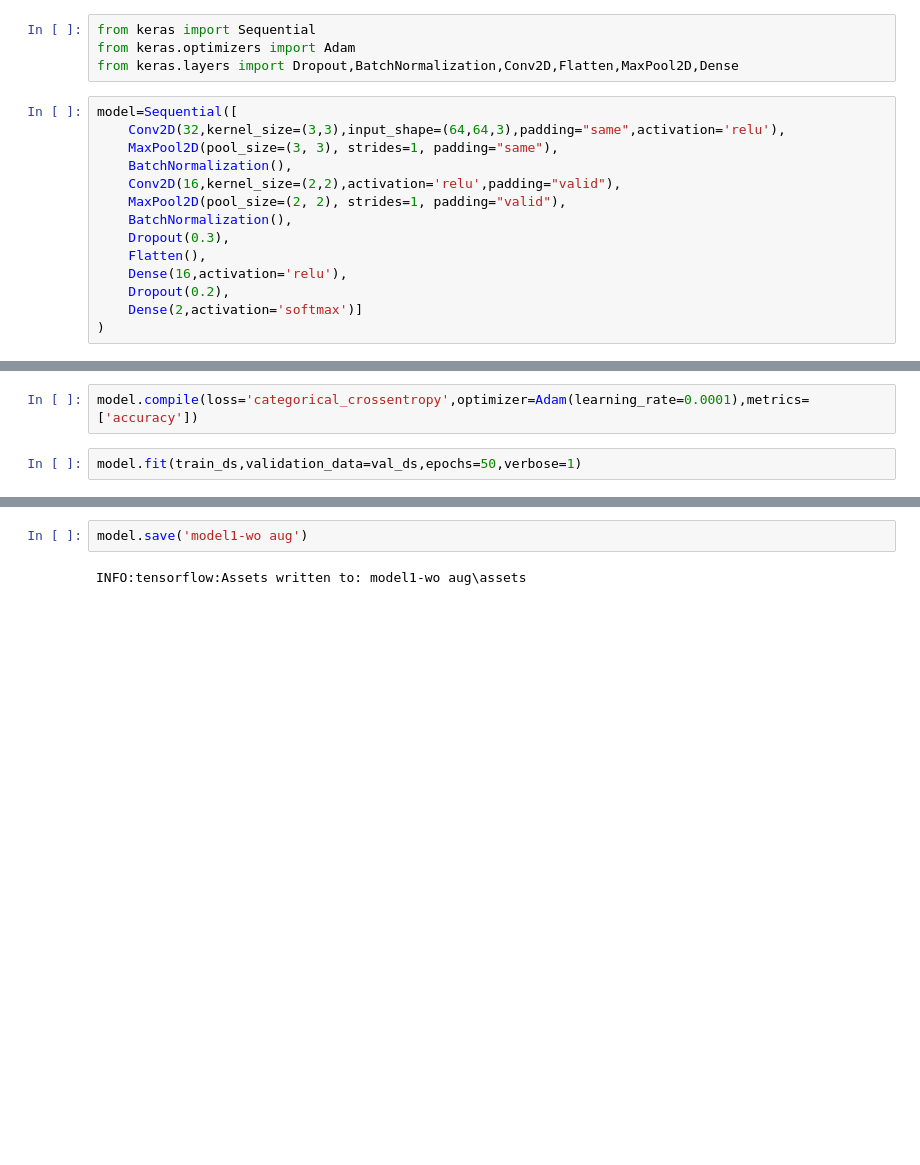
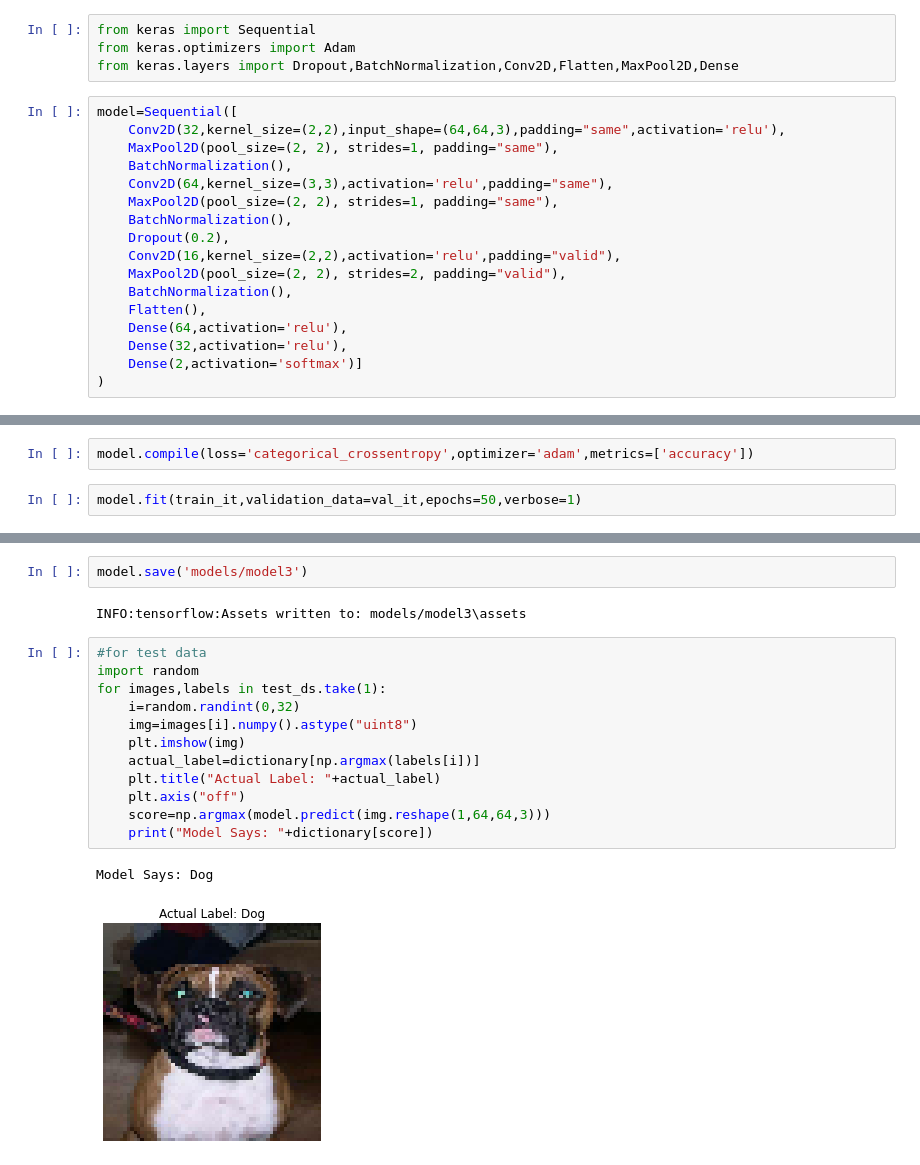
Before and after one commit to harry7337/catdogclassifier, a Jupyter notebook: catdogclassifier.ipynb, the cells around one changed output, grey strips where cells are left out. Cells and saved outputs as stored; diff of their text form; blank space fills up the shorter version.

```diff
--- a/catdogclassifier.ipynb
+++ b/catdogclassifier.ipynb
@@ -114,16 +59,19 @@ from keras.optimizers import Adam
 from keras.layers import Dropout,BatchNormalization,Conv2D,Flatten,MaxPool2D,Dense
 # %%
 model=Sequential([
-    Conv2D(32,kernel_size=(3,3),input_shape=(64,64,3),padding="same",activation='relu'),
-    MaxPool2D(pool_size=(3, 3), strides=1, padding="same"),
+    Conv2D(32,kernel_size=(2,2),input_shape=(64,64,3),padding="same",activation='relu'),
+    MaxPool2D(pool_size=(2, 2), strides=1, padding="same"),
     BatchNormalization(),
+    Conv2D(64,kernel_size=(3,3),activation='relu',padding="same"),
+    MaxPool2D(pool_size=(2, 2), strides=1, padding="same"),
+    BatchNormalization(),
+    Dropout(0.2),
     Conv2D(16,kernel_size=(2,2),activation='relu',padding="valid"),
-    MaxPool2D(pool_size=(2, 2), strides=1, padding="valid"),
+    MaxPool2D(pool_size=(2, 2), strides=2, padding="valid"),
     BatchNormalization(),
-    Dropout(0.3),
     Flatten(),
-    Dense(16,activation='relu'),
-    Dropout(0.2),
+    Dense(64,activation='relu'),
+    Dense(32,activation='relu'),
     Dense(2,activation='softmax')]
 )
 # %%
@@ -148,7 +96,7 @@ Non-trainable params: 96
 _________________________________________________________________
 # %%
-model.compile(loss='categorical_crossentropy',optimizer=Adam(learning_rate=0.0001),metrics=['accuracy'])
+model.compile(loss='categorical_crossentropy',optimizer='adam',metrics=['accuracy'])
 # %%
-model.fit(train_ds,validation_data=val_ds,epochs=50,verbose=1)
+model.fit(train_it,validation_data=val_it,epochs=50,verbose=1)
 # %% [output]
 Epoch 1/50
@@ -171,5 +119,20 @@ Epoch 50/50
 <tensorflow.python.keras.callbacks.History at 0x...>
-# %%
-model.save('model1-wo aug')
-# %% [output]
-INFO:tensorflow:Assets written to: model1-wo aug\assets
+# %%
+model.save('models/model3')
+# %% [output]
+INFO:tensorflow:Assets written to: models/model3\assets
+# %%
+#for test data
+import random
+for images,labels in test_ds.take(1):
+    i=random.randint(0,32)
+    img=images[i].numpy().astype("uint8")
+    plt.imshow(img)
+    actual_label=dictionary[np.argmax(labels[i])]
+    plt.title("Actual Label: "+actual_label)
+    plt.axis("off")
+    score=np.argmax(model.predict(img.reshape(1,64,64,3)))
+    print("Model Says: "+dictionary[score])
+# %% [output]
+Model Says: Dog
+[figure, added]
```
Also changed, not shown: parts of 12 cells of this notebook, 8 other files.
